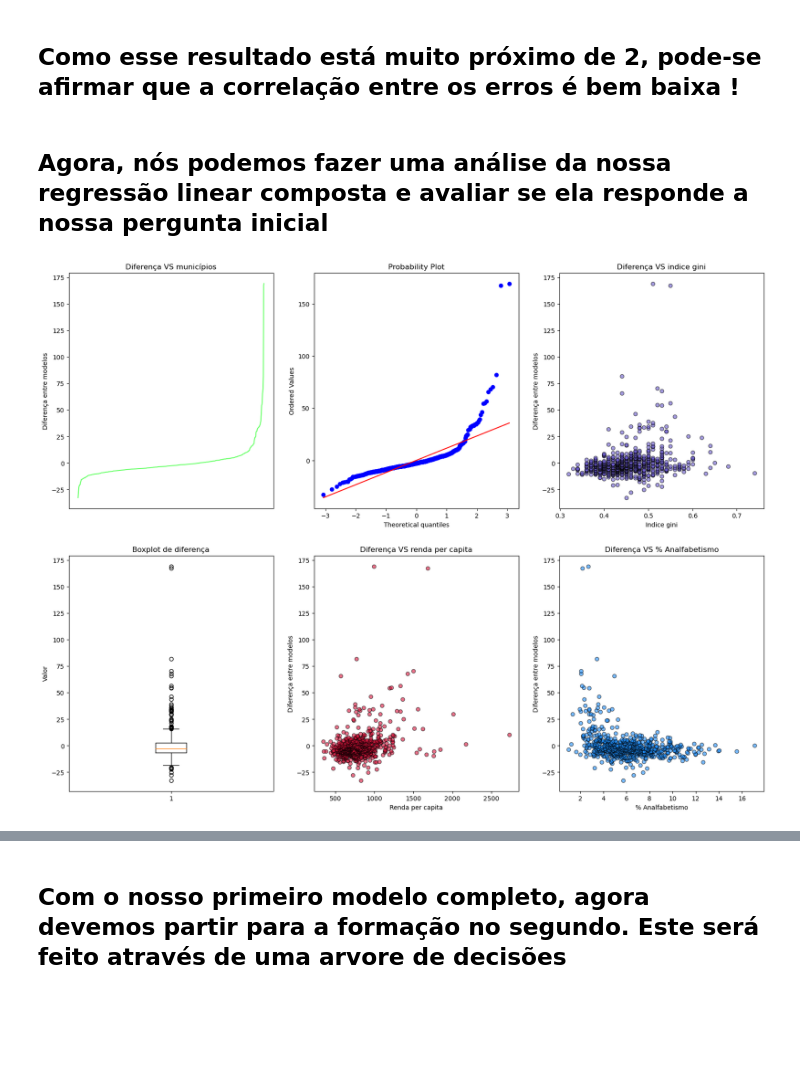
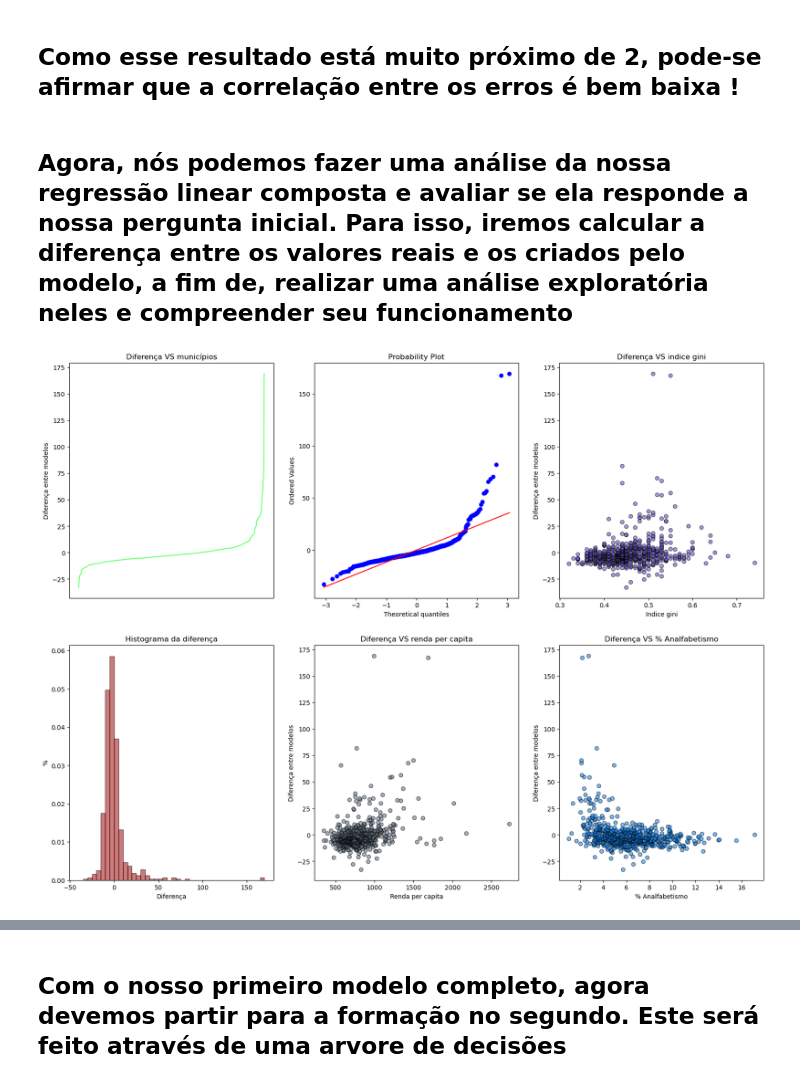
Before and after one commit to felipebns/P2_Cdados, a Jupyter notebook: p2_cdados.ipynb, the cells around one changed output, grey strips where cells are left out. Cells and saved outputs as stored; diff of their text form; code cells hidden in the pictures; blank space fills up the shorter version.

```diff
--- a/p2_cdados.ipynb
+++ b/p2_cdados.ipynb
@@ -347,7 +347,7 @@ resultado
 # %% [markdown]
 ## Como esse resultado está muito próximo de 2, pode-se afirmar que a correlação entre os erros é bem baixa !
 # %% [markdown]
-## Agora, nós podemos fazer uma análise da nossa regressão linear composta e avaliar se ela responde a nossa pergunta inicial
+## Agora, nós podemos fazer uma análise da nossa regressão linear composta e avaliar se ela responde a nossa pergunta inicial. Para isso, iremos calcular a diferença entre os valores reais e os criados pelo modelo, a fim de, realizar uma análise exploratória neles e compreender seu funcionamento
 # %%
 y = modelo_regress.predict()
 df_modelo1 = tabela_sem_sp.loc[:, ('id_municipio', 'Homicidio_total', 'indice_gini', 'renda_per_capita', 'proporcao_analfabetismo_15_mais')]
@@ -365,36 +365,38 @@ plt.ylabel('Diferença entre modelos')
 plt.title('Diferença VS municípios')
 
 #probplot dos resíduis
 plt.subplot(2,3,2)
 stats.probplot(df_modelo1.diferença, dist='norm', plot=plt)
 
 #diferença vs indice_gini
 plt.subplot(2,3,3)
 plt.scatter(df_modelo1.indice_gini, df_modelo1.diferença, color='slateblue', alpha=0.6, edgecolors='black')
 plt.ylabel('Diferença entre modelos')
 plt.xlabel('Indice gini')
 plt.title('Diferença VS indice gini')
 
-#boxplot da diferença
+#Histograma da diferença
 plt.subplot(2,3,4)
-plt.boxplot(df_modelo1['diferença'])
-plt.title('Boxplot de diferença')
-plt.ylabel('Valor')
+bins = np.arange(-40, 175, 5)
+plt.hist(df_modelo1.diferença, bins=bins, density=True, color='firebrick', edgecolor='black', alpha=0.6)
+plt.ylabel('%')
+plt.xlabel('Diferença')
+plt.title('Histograma da diferença')
 
 #Diferença vs renda per capita
 plt.subplot(2,3,5)
-plt.scatter(df_modelo1.renda_per_capita, df_modelo1.diferença, color='crimson', alpha=0.6, edgecolors='black')
+plt.scatter(df_modelo1.renda_per_capita, df_modelo1.diferença, color='slategrey', alpha=0.6, edgecolors='black')
 plt.ylabel('Diferença entre modelos')
 plt.xlabel('Renda per capita')
 plt.title('Diferença VS renda per capita')
 
 #Diferença vs analfabetismo
 plt.subplot(2,3,6)
 plt.scatter(df_modelo1.proporcao_analfabetismo_15_mais, df_modelo1.diferença, color='dodgerblue', alpha=0.6, edgecolors='black')
 plt.ylabel('Diferença entre modelos')
 plt.xlabel('% Analfabetismo')
 plt.title('Diferença VS % Analfabetismo')
 
 plt.show()
 # %% [output]
-[figure, old version]
+[figure, new version]
```
Also changed, not shown: parts of 2 cells of this notebook.
